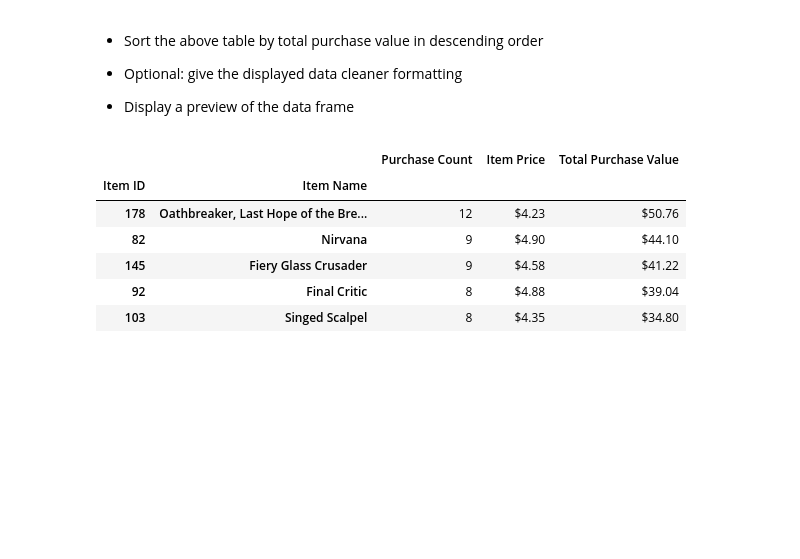
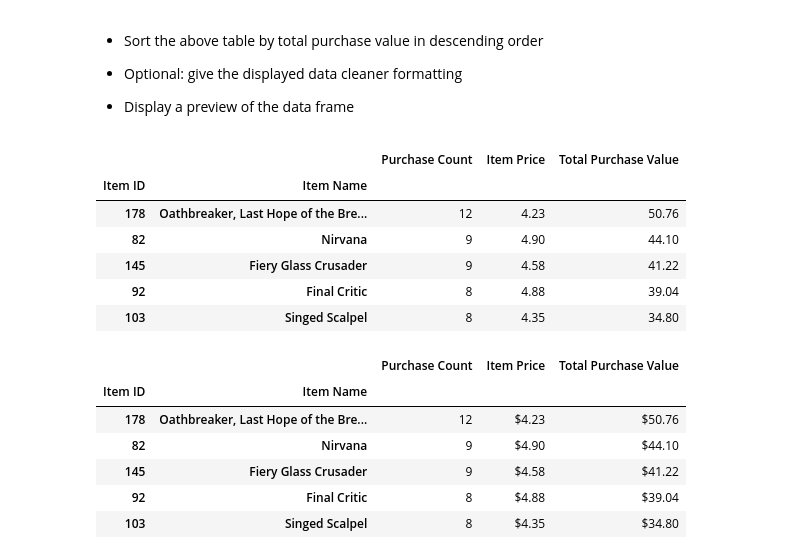
Before and after one commit to mhflynn/Pandas-Challege, a Jupyter notebook: HeroesOfPymoli.ipynb, the cells around one changed output. Cells and saved outputs as stored; diff of their text form; code cells hidden in the pictures; blank space fills up the shorter version.

```diff
--- a/HeroesOfPymoli.ipynb
+++ b/HeroesOfPymoli.ipynb
@@ -254,2 +351,16 @@ dtype: float64
 * Display a preview of the data frame
+# %%
+# Sort summary by 'Total Purchase Value' in descending order
+itemSummary.sort_values(by='Total Purchase Value', ascending=False, inplace=True)
+
+# Format 'Item Price' and 'Total Purchase Value' columns as currency
+itemSummary.head()
+# %% [output]
+|  |  | Purchase Count | Item Price | Total Purchase Value |
+| Item ID | Item Name |  |  |  |
+| 178 | Oathbreaker, Last Hope of the Bre... | 12 | 4.23 | 50.76 |
+| 82 | Nirvana | 9 | 4.90 | 44.10 |
+| 145 | Fiery Glass Crusader | 9 | 4.58 | 41.22 |
+| 92 | Final Critic | 8 | 4.88 | 39.04 |
+| 103 | Singed Scalpel | 8 | 4.35 | 34.80 |
 # %%
```
Also changed, not shown: parts of 19 cells of this notebook, 1 other file.
